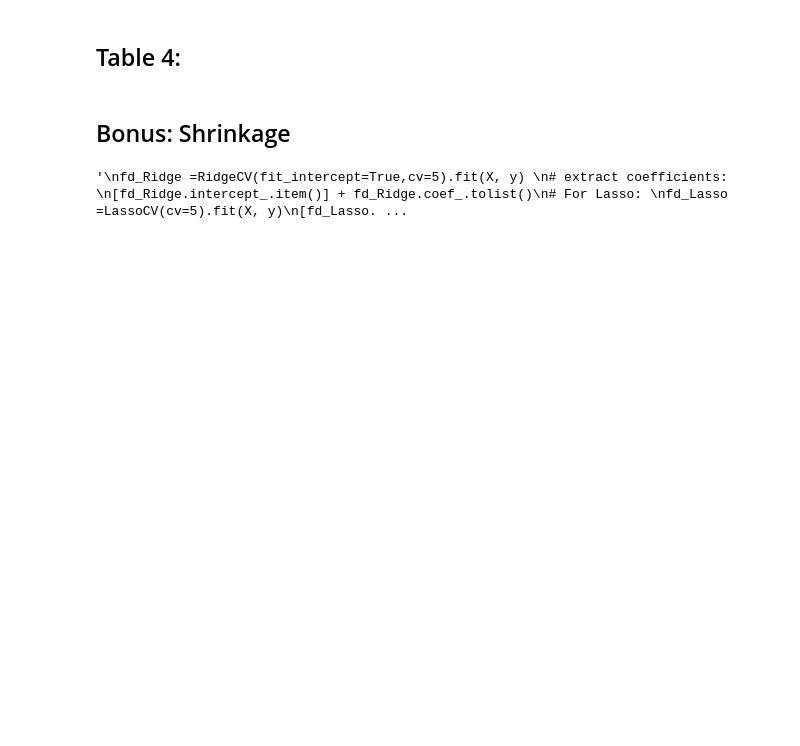
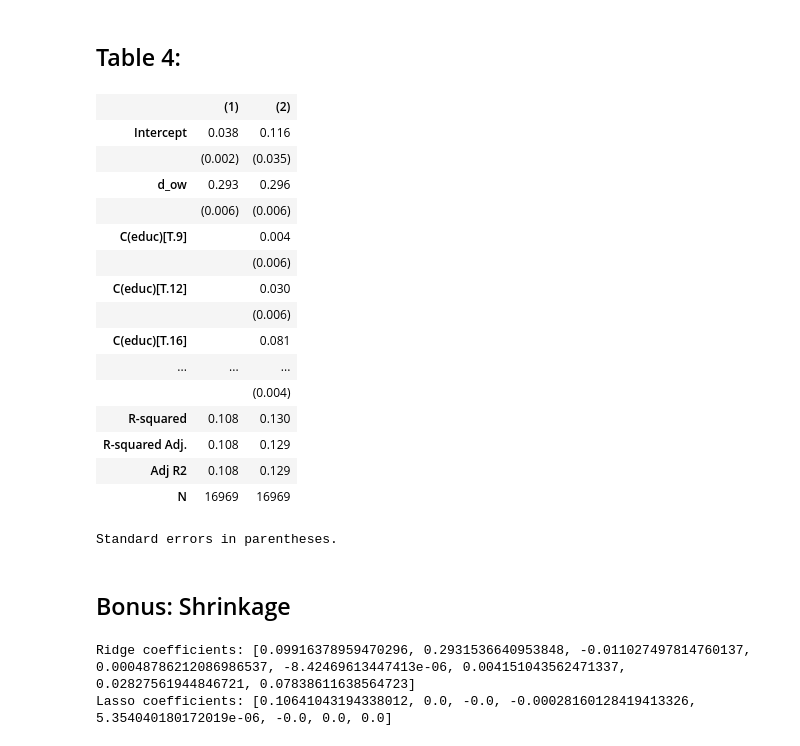
Before and after one commit to adelatorre2/econ695_group5_final, a Jupyter notebook: code/project_code.ipynb, the cells around one changed output. Cells and saved outputs as stored; diff of their text form; code cells hidden in the pictures; blank space fills up the shorter version.

```diff
--- a/code/project_code.ipynb
+++ b/code/project_code.ipynb
@@ -358,5 +542,56 @@ Reshape the data to a panel data at (person, l) level where $l=-3,-2,-1,0,1,2$ -
 # %% [markdown]
 ## Table 4:
+# %%
+import statsmodels.formula.api as smf
+from statsmodels.iolib.summary2 import summary_col
+
+# Recreate exp2 and exp3 to avoid NameError
+df["exp2"] = df["exp"]**2
+df["exp3"] = df["exp"]**3
+
+# Wage change
+df["dy"] = df["y"] - df["yl1"]
+
+# Coworker wage change
+df["d_ow"] = df["owage2"] - df["owage1"]
+
+# Base model
+m1 = smf.ols("dy ~ d_ow", data=df).fit()
+
+# Model with controls
+m2 = smf.ols("dy ~ d_ow + C(educ) + exp + exp2 + exp3 + female", data=df).fit()
+
+# Output table
+table4 = summary_col(
+    results=[m1, m2],
+    float_format='%0.3f',
+    stars=False,
+    model_names=['(1)','(2)'],
+    info_dict={
+        'N': lambda x: f"{int(x.nobs)}",
+        'Adj R2': lambda x: f"{x.rsquared_adj:.3f}"
+    }
+)
+
+display(table4)
+# %% [output]
+|  | (1) | (2) |
+| Intercept | 0.038 | 0.116 |
+|  | (0.002) | (0.035) |
+| d_ow | 0.293 | 0.296 |
+|  | (0.006) | (0.006) |
+| C(educ)[T.9] |  | 0.004 |
+|  |  | (0.006) |
+| C(educ)[T.12] |  | 0.030 |
+|  |  | (0.006) |
+| C(educ)[T.16] |  | 0.081 |
+| ... | ... | ... |
+|  |  | (0.004) |
+| R-squared | 0.108 | 0.130 |
+| R-squared Adj. | 0.108 | 0.129 |
+| Adj R2 | 0.108 | 0.129 |
+| N | 16969 | 16969 |
+Standard errors in parentheses.
 # %% [markdown]
 ## Bonus: Shrinkage
 # %%
@@ -373,5 +608,28 @@ fd_Ridge =RidgeCV(fit_intercept=True,cv=5).fit(X, y)
 fd_Lasso =LassoCV(cv=5).fit(X, y)
 [fd_Lasso.intercept_.item()] + fd_Lasso.coef_.tolist()
 '''
+from sklearn.preprocessing import OneHotEncoder
+from sklearn.linear_model import RidgeCV, LassoCV
+
+# Construct design matrix
+X = df[["d_ow","exp","exp2","exp3"]].copy()
+
+# Add education dummies
+edu_dum = pd.get_dummies(df["educ"], prefix="edu", drop_first=True)
+X = pd.concat([X, edu_dum], axis=1)
+
+y = df["dy"]
+
+# Ridge Regression with CV
+ridge = RidgeCV(cv=5, fit_intercept=True).fit(X, y)
+ridge_coefs = [ridge.intercept_] + ridge.coef_.tolist()
+
+# Lasso Regression with CV
+lasso = LassoCV(cv=5, fit_intercept=True).fit(X, y)
+lasso_coefs = [lasso.intercept_] + lasso.coef_.tolist()
+
+print("Ridge coefficients:", ridge_coefs)
+print("Lasso coefficients:", lasso_coefs)
 # %% [output]
-'\nfd_Ridge =RidgeCV(fit_intercept=True,cv=5).fit(X, y) \n# extract coefficients: \n[fd_Ridge.intercept_.item()] + fd_Ridge.coef_.tolist()\n# For Lasso: \nfd_Lasso =LassoCV(cv=5).fit(X, y)\n[fd_Lasso. ...
+Ridge coefficients: [0.09916378959470296, 0.2931536640953848, -0.011027497814760137, 0.00048786212086986537, -8.42469613447413e-06, 0.004151043562471337, 0.02827561944846721, 0.07838611638564723]
+Lasso coefficients: [0.10641043194338012, 0.0, -0.0, -0.00028160128419413326, 5.354040180172019e-06, -0.0, 0.0, 0.0]
```
Also changed, not shown: parts of 3 cells of this notebook, 1 other file.
